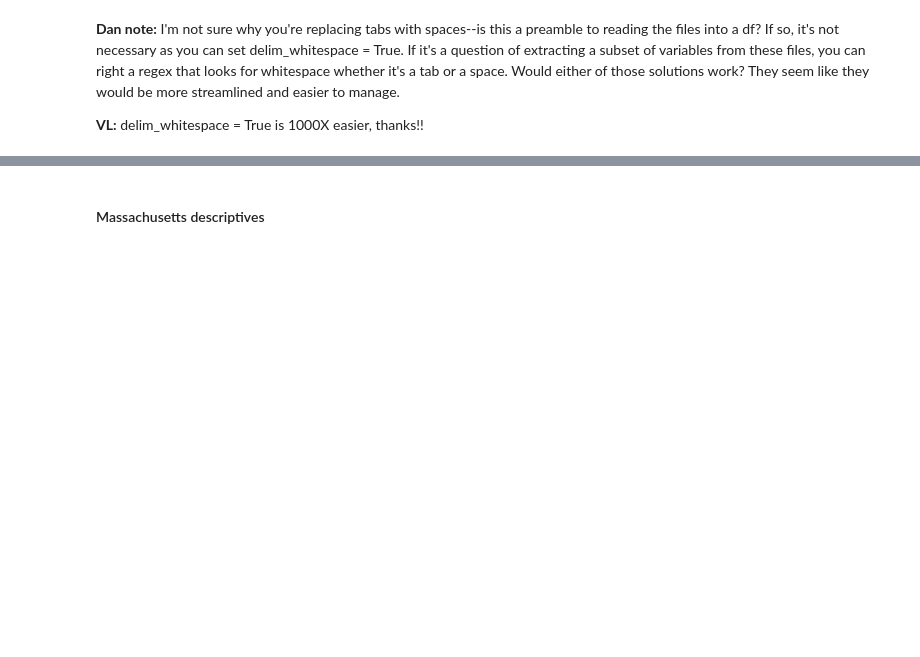
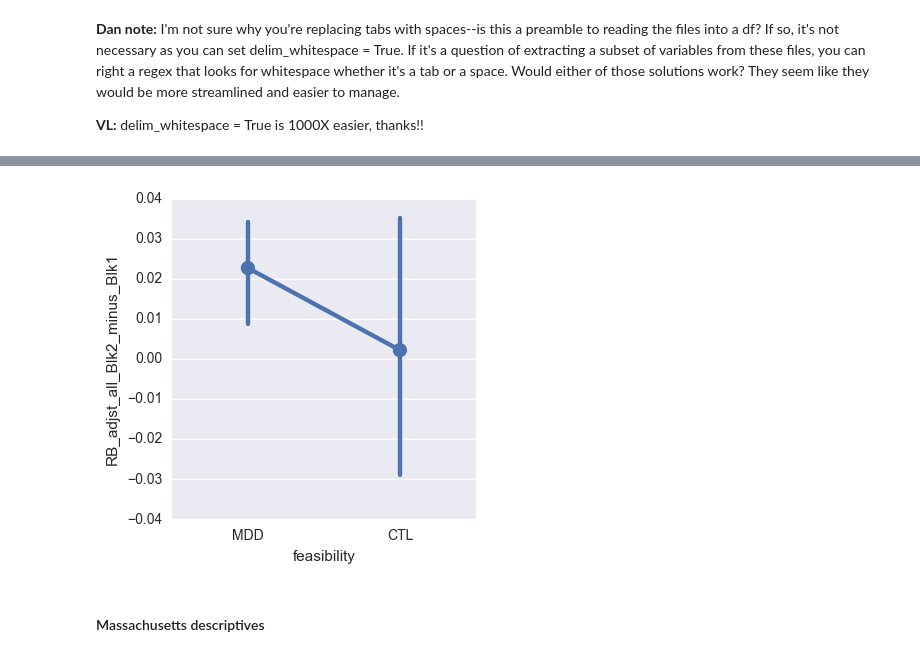
Before and after one commit to vlawlor/EMBARC-PRT, a Jupyter notebook: PRT_Prettier.ipynb, the cells around one changed output, grey strips where cells are left out. Drawn from its saved outputs; the diff is of its cells as text; code cells hidden in the pictures; blank space fills up the shorter version.

```diff
--- a/PRT_Prettier.ipynb
+++ b/PRT_Prettier.ipynb
@@ -501,3 +480,7 @@ $`Levene's Test for Homogeneity of Variance`
+# %%
+d = sns.factorplot(y='RB_adjst_all_Blk2_minus_Blk1', x= 'feasibility', ci=68, data=df_firstsess)
+# %% [output]
+[figure, added]
 # %% [markdown]
 #### Massachusetts descriptives
 # %%
```
Also changed, not shown: parts of 21 cells of this notebook.
